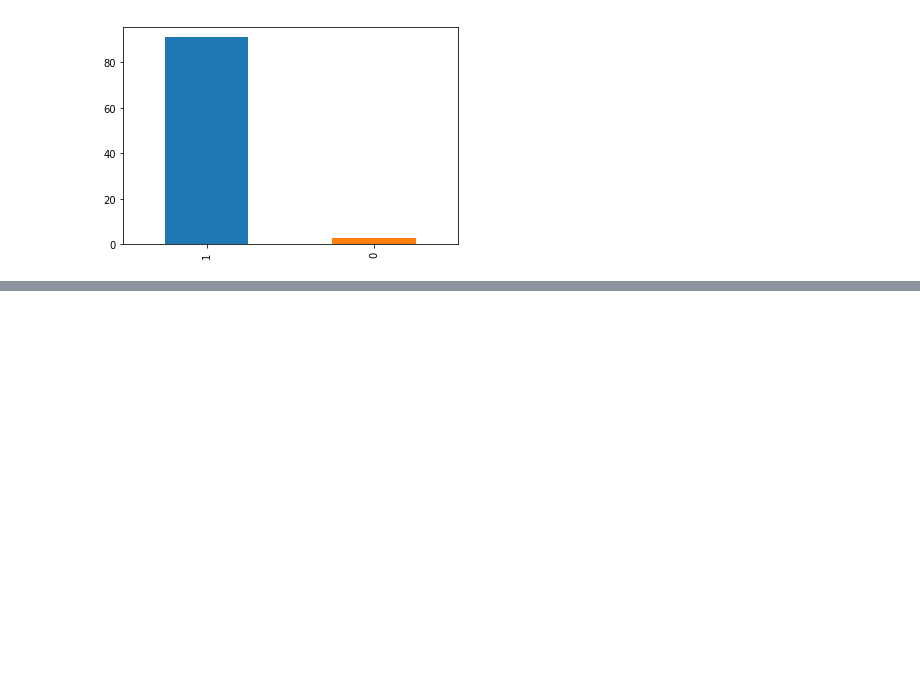
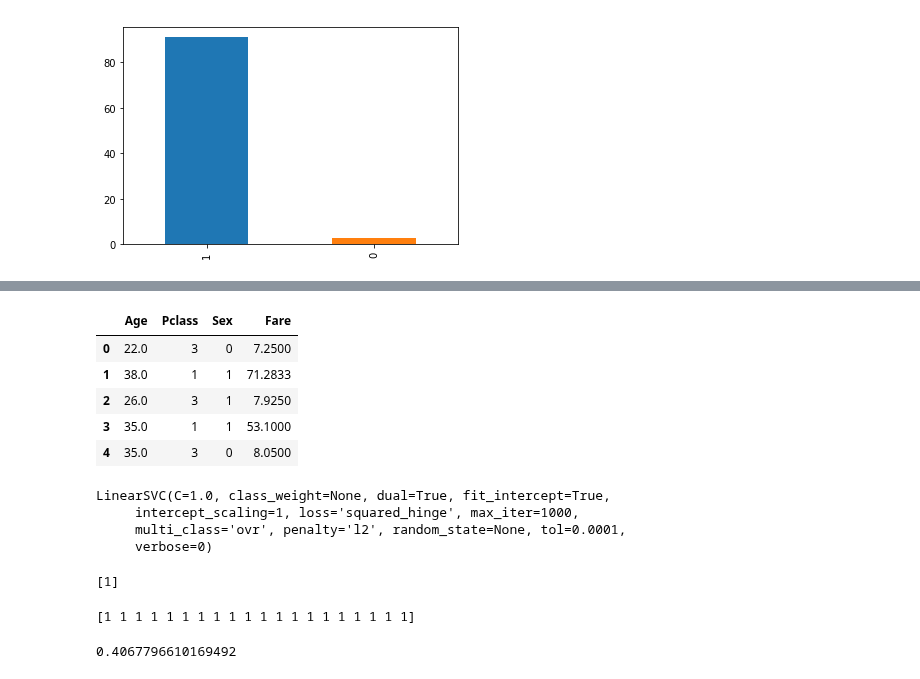
Before and after one commit to SANYAM1996/scatter-plotter, a Jupyter notebook: Titanic_survived data.ipynb, the cells around one changed output, grey strips where cells are left out. Saved outputs shown, nothing was run; the diff lists cells and outputs as text; code cells hidden in the pictures; blank space fills up the shorter version.

Commit message:
predicting the data with sklearn

```diff
--- a/Titanic_survived data.ipynb
+++ b/Titanic_survived data.ipynb
@@ -193,0 +196,7 @@ data[(data['Sex'] == 'female') & (data['Pclass'] == 1)]['Survived'].value_counts
+# %%
+# survived be our target column
+columns_target=['Survived']
+columns_train=['Age','Pclass','Sex','Fare']
+# taking columns and separating the data
+x = data[columns_train]
+y = data[columns_target]
@@ -193,0 +221,10 @@ data[(data['Sex'] == 'female') & (data['Pclass'] == 1)]['Survived'].value_counts
+# %%
+# Age has NaN values so i am taking median of that by using fillna command
+x['Age']=x['Age'].fillna(x['Age'].median())
+x['Age'].isnull().sum()
+
+# in sklearn we cannot pass the string values so converting SEX column into string
+# intializing the dictionary
+d={'male':0,'female':1}
+x['Sex']=x['Sex'].apply(lambda x :d[x])
+x['Sex'].head()
@@ -193,0 +248,10 @@ data[(data['Sex'] == 'female') & (data['Pclass'] == 1)]['Survived'].value_counts
+# %%
+# final dataset
+x.head()
+# %% [output]
+|  | Age | Pclass | Sex | Fare |
+| 0 | 22.0 | 3 | 0 | 7.2500 |
+| 1 | 38.0 | 1 | 1 | 71.2833 |
+| 2 | 26.0 | 3 | 1 | 7.9250 |
+| 3 | 35.0 | 1 | 1 | 53.1000 |
+| 4 | 35.0 | 3 | 0 | 8.0500 |
@@ -193,0 +262,30 @@ data[(data['Sex'] == 'female') & (data['Pclass'] == 1)]['Survived'].value_counts
+# %%
+from sklearn import svm
+# declaring classifier
+clf=svm.LinearSVC()
+
+# training model with the train data
+# data sets are seprated by lines using linear support vector machine
+clf.fit(x_train,y_train)
+# printing the classifier details
+print (clf)
+# %% [output]
+LinearSVC(C=1.0, class_weight=None, dual=True, fit_intercept=True,
+     intercept_scaling=1, loss='squared_hinge', max_iter=1000,
+     multi_class='ovr', penalty='l2', random_state=None, tol=0.0001,
+     verbose=0)
+# %%
+# making some predictions
+print (clf.predict(x_test[0:1]))
+# %% [output]
+[1]
+# %%
+# predicting for multiple values
+print (clf.predict(x_test[0:20]))
+# %% [output]
+[1 1 1 1 1 1 1 1 1 1 1 1 1 1 1 1 1 1 1 1]
+# %%
+# checking accracy of model
+print (clf.score(x_test,y_test))
+# %% [output]
+0.4067796610169492
```
Also changed, not shown: parts of 7 cells of this notebook.
